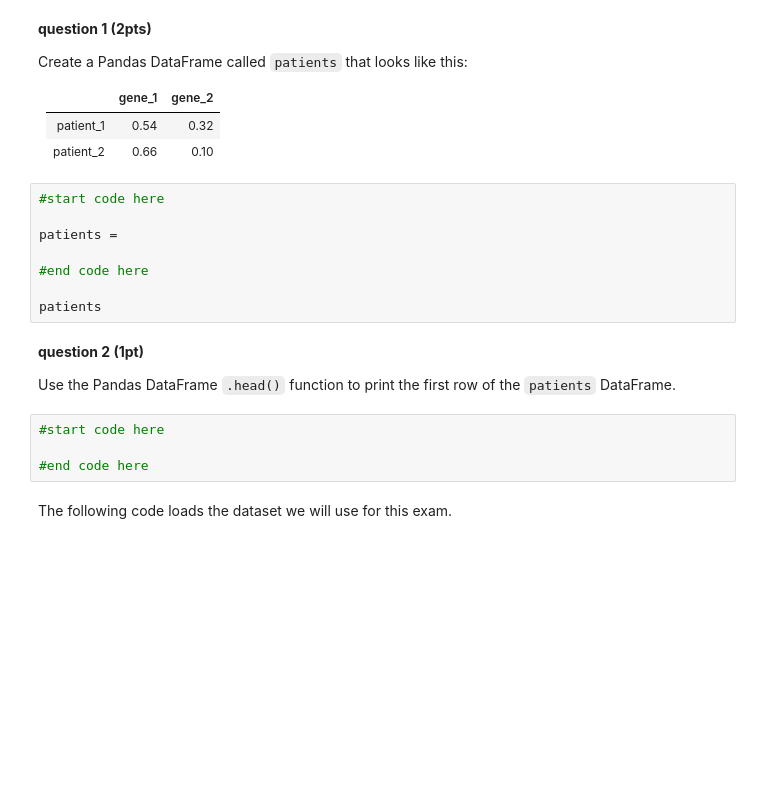
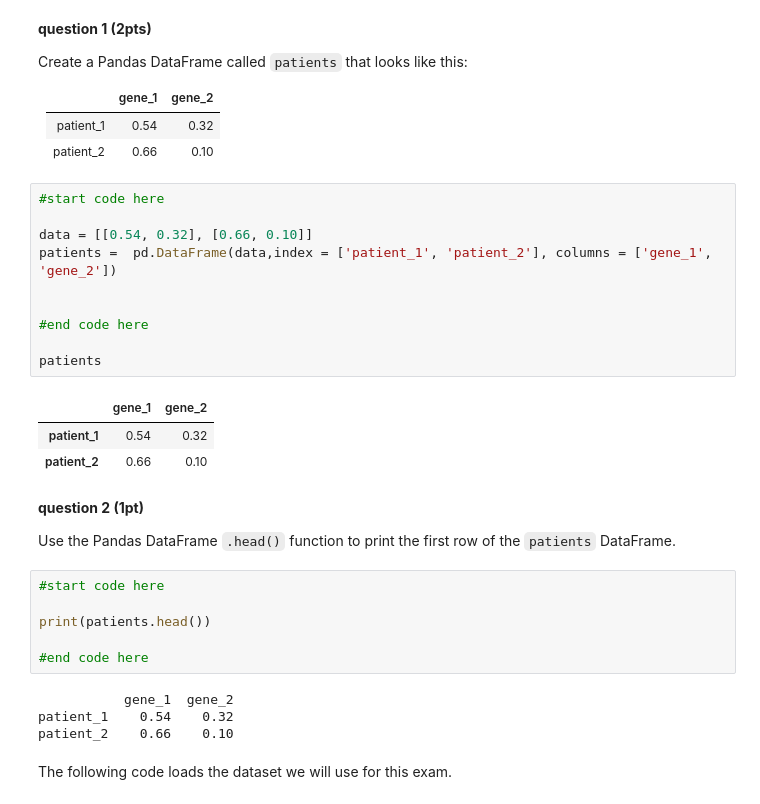
Before and after one commit to SLyssens/-D012513A_Python_20230124, a Jupyter notebook: Practical Python Specialized Bioinformatics 20230124.ipynb, the cells around one changed output. Saved outputs shown, nothing was run; the diff lists cells and outputs as text; blank space fills up the shorter version.

```diff
--- a/Practical Python Specialized Bioinformatics 20230124.ipynb
+++ b/Practical Python Specialized Bioinformatics 20230124.ipynb
@@ -43,11 +43,17 @@ Create a Pandas DataFrame called `patients` that looks like this:
 # %%
 #start code here
 
-patients =
+data = [[0.54, 0.32], [0.66, 0.10]]
+patients =  pd.DataFrame(data,index = ['patient_1', 'patient_2'], columns = ['gene_1', 'gene_2'])
+
 
 #end code here
 
 patients
+# %% [output]
+|  | gene_1 | gene_2 |
+| patient_1 | 0.54 | 0.32 |
+| patient_2 | 0.66 | 0.10 |
 # %% [markdown]
 **question 2 (1pt)**
 
@@ -55,7 +61,13 @@ Use the Pandas DataFrame `.head()` function to print the first row of the `patie
 # %%
 #start code here
 
+print(patients.head())
+
 #end code here
+# %% [output]
+           gene_1  gene_2
+patient_1    0.54    0.32
+patient_2    0.66    0.10
 # %% [markdown]
 The following code loads the dataset we will use for this exam.
 # %%
```
Also changed, not shown: parts of 10 cells of this notebook.
